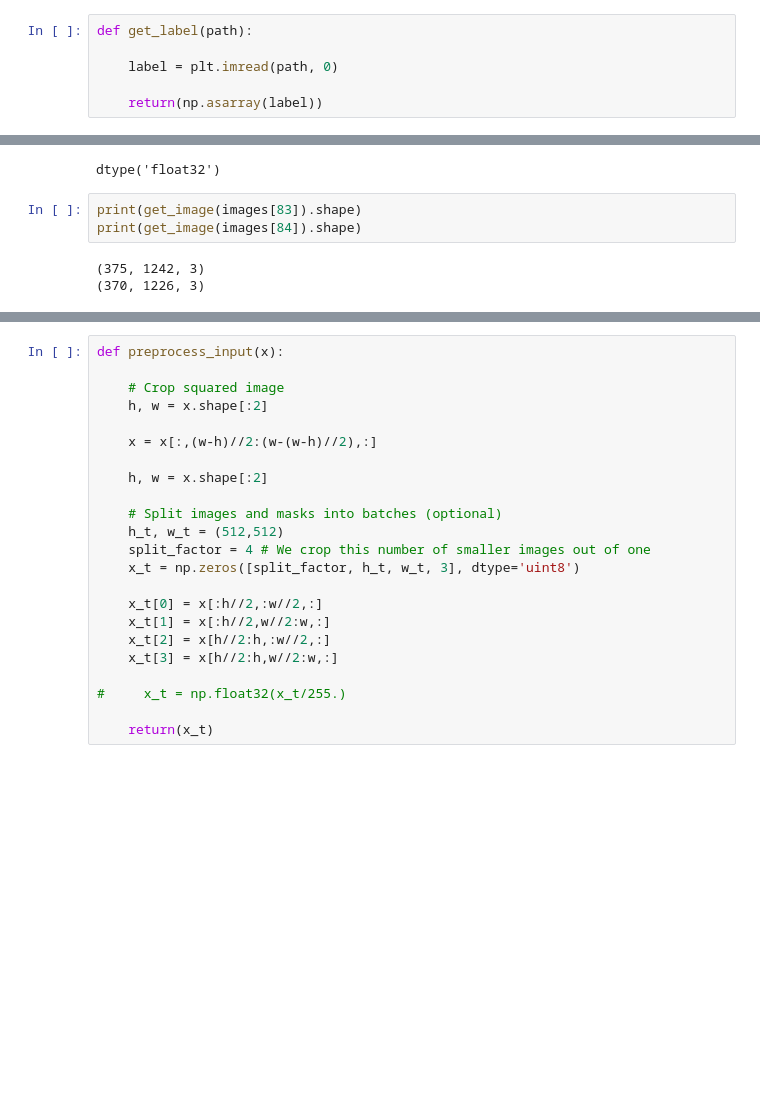
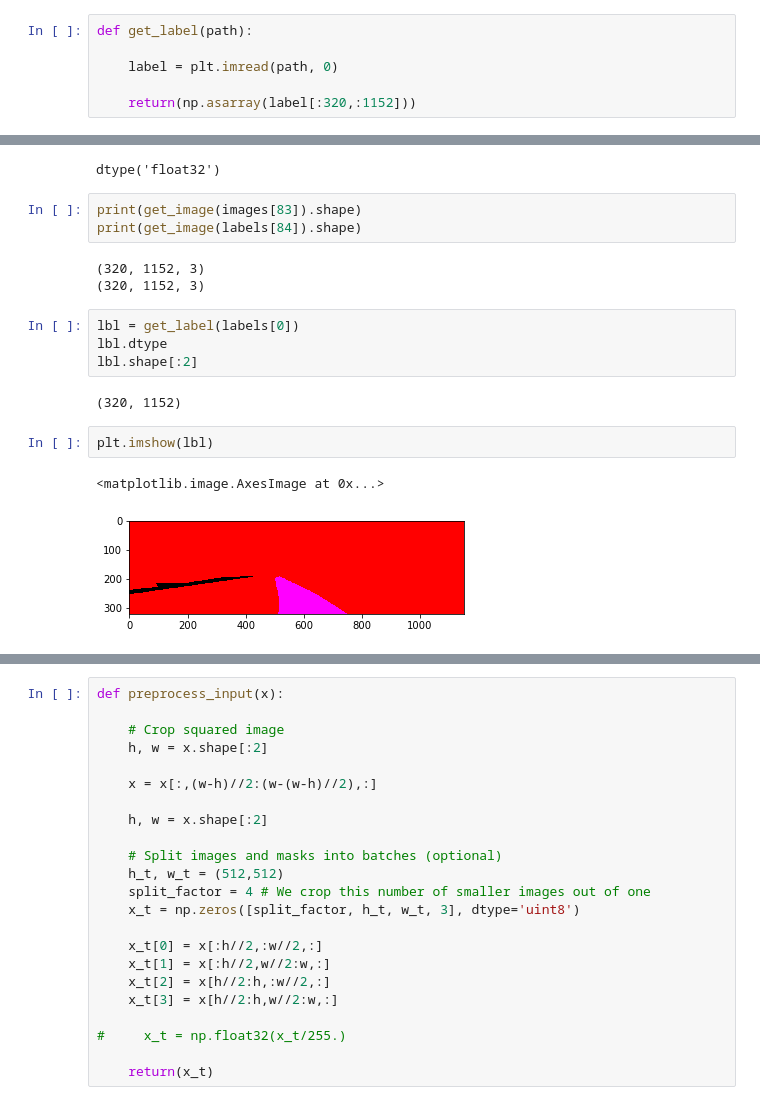
Before and after one commit to vladostan/carutils, a Jupyter notebook: custom_generator.ipynb, the cells around one changed output, grey strips where cells are left out. Drawn from its saved outputs; the diff is of its cells as text; blank space fills up the shorter version.

```diff
--- a/custom_generator.ipynb
+++ b/custom_generator.ipynb
@@ -46,4 +38,4 @@ def get_label(path):
 
     label = plt.imread(path, 0)
 
-    return(np.asarray(label))
+    return(np.asarray(label[:320,:1152]))
@@ -54,7 +67,18 @@ img.dtype
 dtype('float32')
 # %%
 print(get_image(images[83]).shape)
-print(get_image(images[84]).shape)
+print(get_image(labels[84]).shape)
 # %% [output]
-(375, 1242, 3)
-(370, 1226, 3)
+(320, 1152, 3)
+(320, 1152, 3)
+# %%
+lbl = get_label(labels[0])
+lbl.dtype
+lbl.shape[:2]
+# %% [output]
+(320, 1152)
+# %%
+plt.imshow(lbl)
+# %% [output]
+<matplotlib.image.AxesImage at 0x...>
+[figure, added]
```
Also changed, not shown: parts of 25 cells of this notebook, 10 other files.
